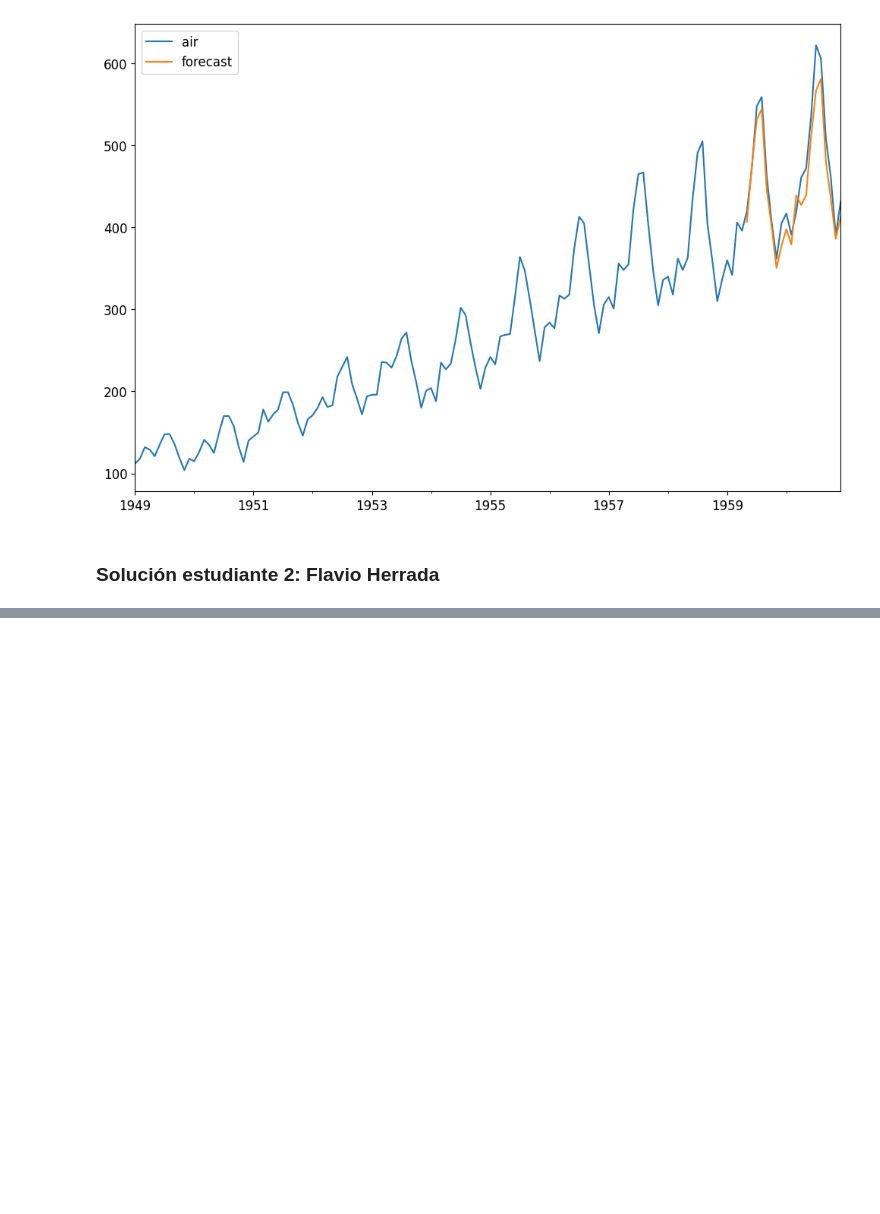
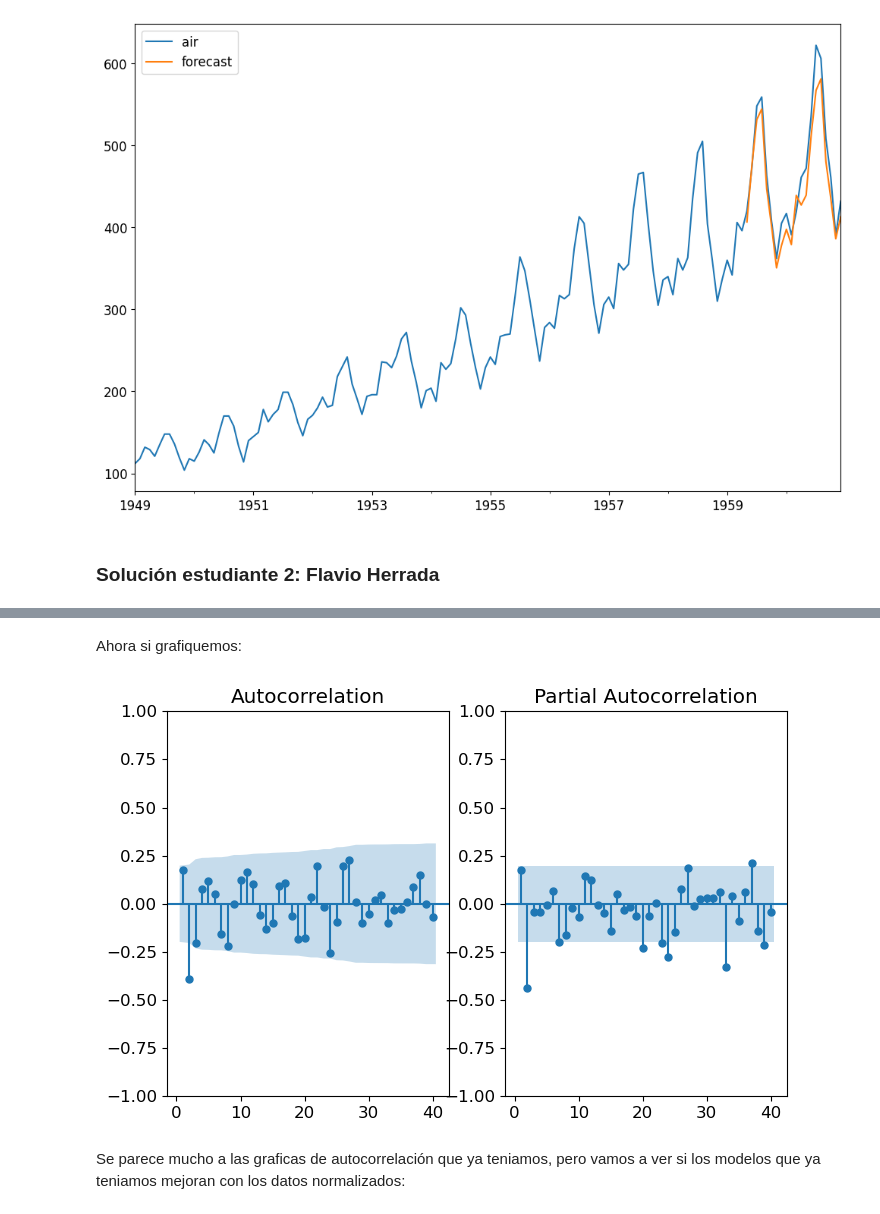
Before and after one commit to hectoroleon/Tarea2_Ornelas_Herrada, a Jupyter notebook: Tarea_2.ipynb, the cells around one changed output, grey strips where cells are left out. Cells and saved outputs as stored; diff of their text form; code cells hidden in the pictures; blank space fills up the shorter version.

```diff
--- a/Tarea_2.ipynb
+++ b/Tarea_2.ipynb
@@ -638,0 +917,9 @@ data2[['air','forecast']].plot(figsize=(12,8))
+# %%
+from sklearn.preprocessing import MinMaxScaler
+
+# Inicializa el escalador MinMax
+scaler = MinMaxScaler()
+
+# Ajusta el escalador a tus datos y transforma los datos
+data_n = scaler.fit_transform(data)
+data_n
@@ -638,0 +961,13 @@ data2[['air','forecast']].plot(figsize=(12,8))
+# %%
+data_n = pd.DataFrame(data_n, columns=data.columns)
+data_n
+
+diff1_values = data_n.diff().dropna()
+
+print('ADF para derivada primer orden...\n')
+adf_test(diff1_values)
+
+diff2_values = data_n.diff().diff().dropna()
+
+print('ADF para derivada segundo orden...\n')
+adf_test(diff2_values)
@@ -638,0 +992,20 @@ data2[['air','forecast']].plot(figsize=(12,8))
+# %% [markdown]
+Ahora si grafiquemos:
+# %%
+def plot_acf_pacf(data_n, kwargs=dict()):
+    f = plt.figure(figsize=(8,5))
+
+    ax1 = f.add_subplot(121)
+
+    plot_acf(data_n, zero=False, ax=ax1, **kwargs)
+
+    ax2 = f.add_subplot(122)
+    plot_pacf(data_n, zero=False, ax=ax2, method='ols', **kwargs)
+
+    plt.show()
+
+plot_acf_pacf(diff2_values, {'lags':40})
+# %% [output]
+[figure, added]
+# %% [markdown]
+Se parece mucho a las graficas de autocorrelación que ya teniamos, pero vamos a ver si los modelos que ya teniamos mejoran con los datos normalizados:
```
Also changed, not shown: parts of 53 cells of this notebook.
